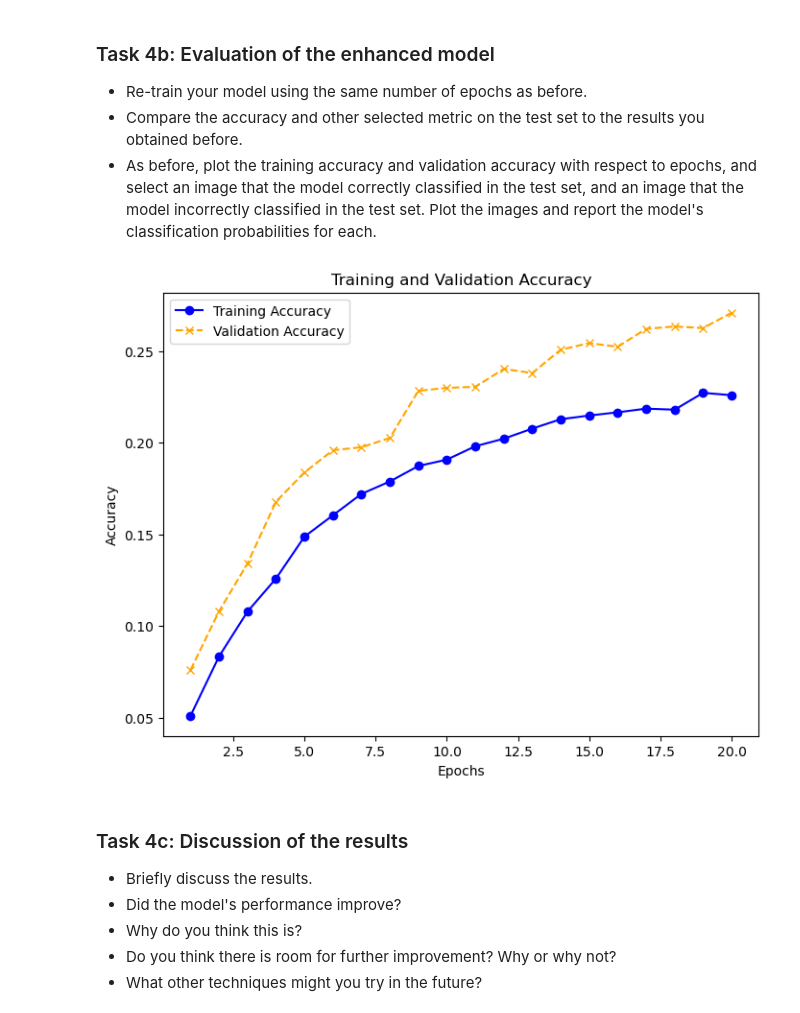
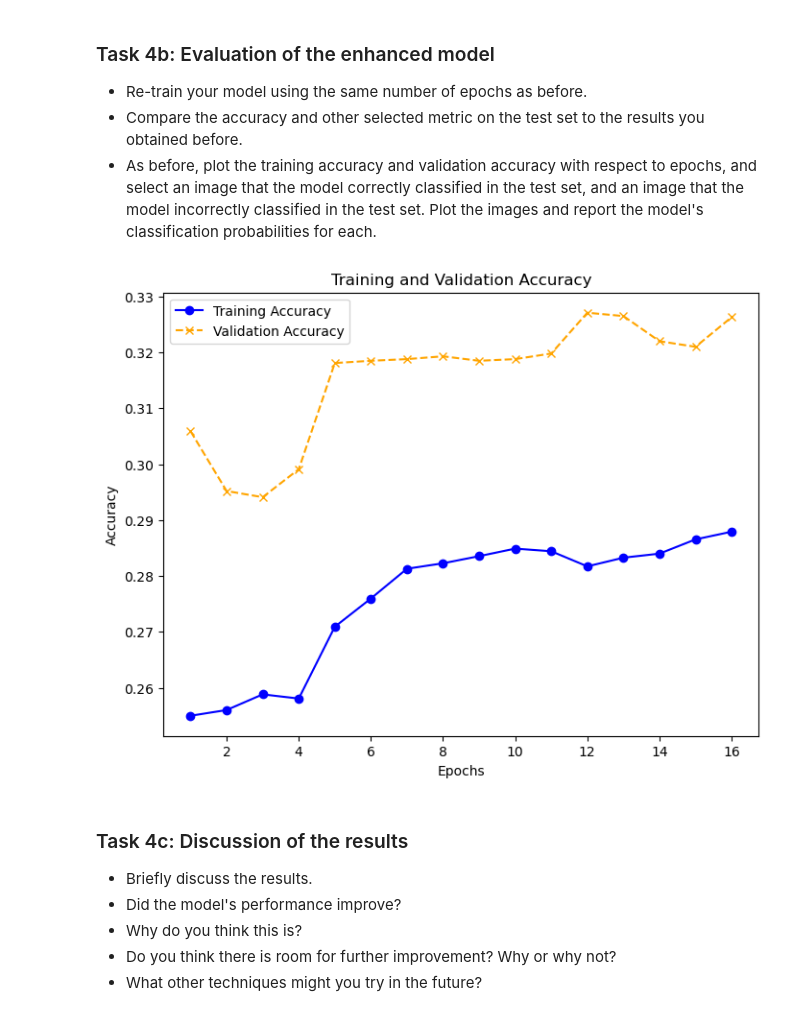
Before and after one commit to jtfb/deep_learning, a Jupyter notebook: 02_activities/assignments/assignment_1.ipynb, the cells around one changed output. Cells and saved outputs as stored; diff of their text form; code cells hidden in the pictures.

```diff
--- a/02_activities/assignments/assignment_1.ipynb
+++ b/02_activities/assignments/assignment_1.ipynb
@@ -504,28 +505,28 @@ plt.show()
 # %%
 # Your code here
 
 # Extract the accuracy values from the training history
-train_accuracy = history.history['accuracy']
-val_accuracy = history.history['val_accuracy']
+train_accuracy = history_fine.history['accuracy']
+val_accuracy = history_fine.history['val_accuracy']
 
 # Extract the number of epochs
 epochs = range(1, len(train_accuracy) + 1)
 
 # Plot the training and validation accuracy
 plt.figure(figsize=(8, 6))
 plt.plot(epochs, train_accuracy, label='Training Accuracy', color='blue', linestyle='-', marker='o')
 plt.plot(epochs, val_accuracy, label='Validation Accuracy', color='orange', linestyle='--', marker='x')
 
 # Add labels and title
 plt.xlabel('Epochs')
 plt.ylabel('Accuracy')
 plt.title('Training and Validation Accuracy')
 plt.legend()
 
 # Show the plot
 plt.show()
 # %% [output]
-[figure, old version]
+[figure, new version]
 # %% [markdown]
 ### Task 4c: Discussion of the results
 
```
Also changed, not shown: parts of 3 cells of this notebook.
